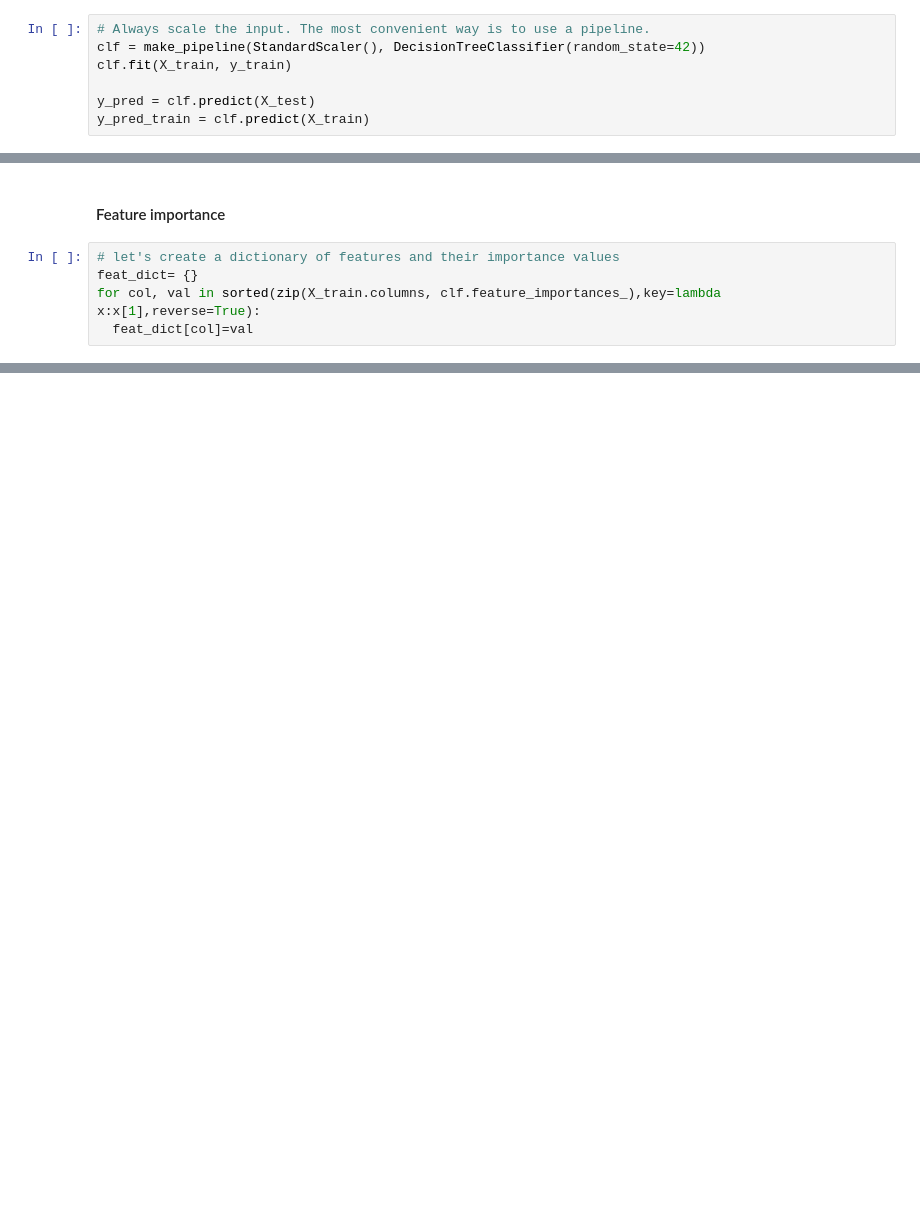
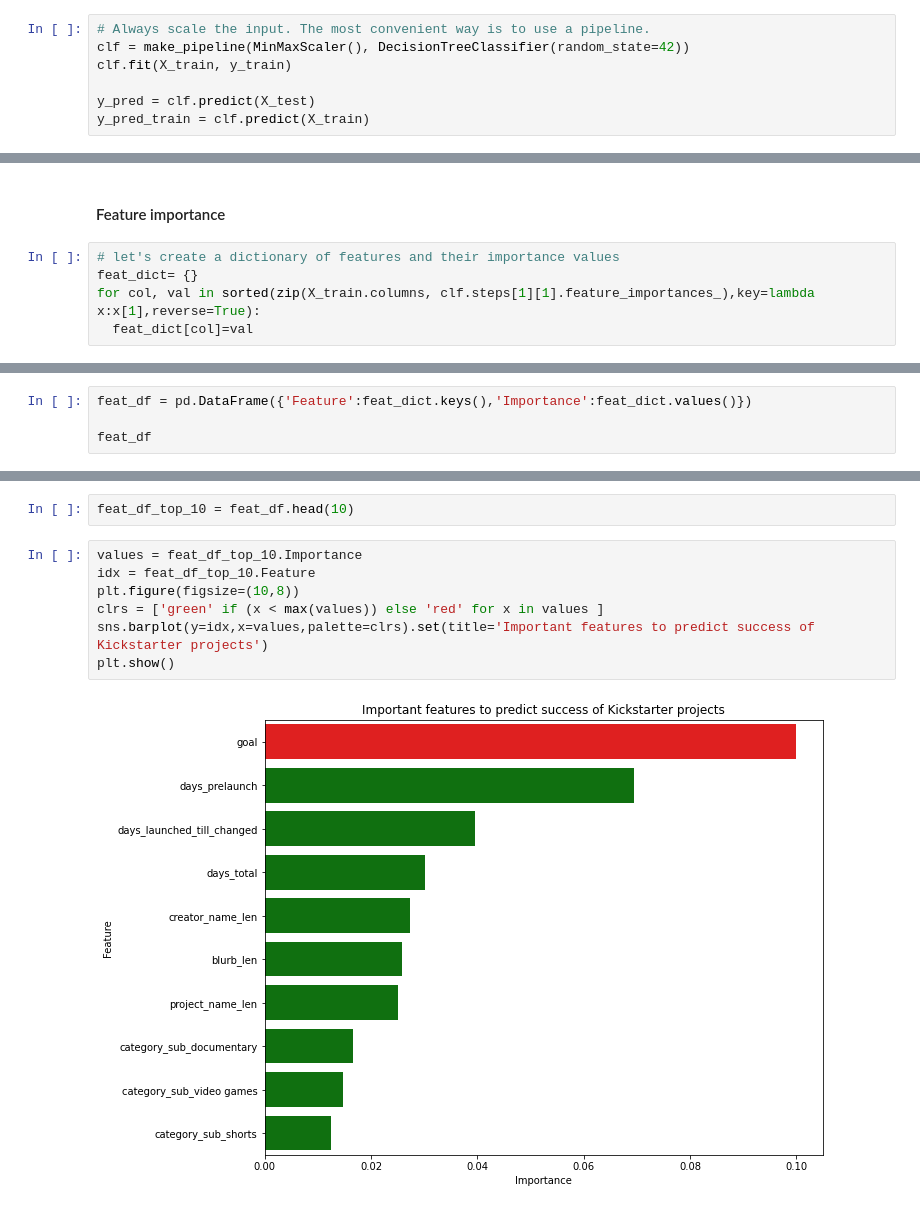
Before and after one commit to reneebrecht/ds-ml-project-kickstarter, a Jupyter notebook: advanced_modeling.ipynb, the cells around one changed output, grey strips where cells are left out. Cells and saved outputs as stored; diff of their text form; blank space fills up the shorter version.

```diff
--- a/advanced_modeling.ipynb
+++ b/advanced_modeling.ipynb
@@ -113,7 +128,7 @@ Since feature importance is crucial for consulting we want to use a white box mo
 from sklearn.tree import DecisionTreeClassifier
 # %%
 # Always scale the input. The most convenient way is to use a pipeline.
-clf = make_pipeline(StandardScaler(), DecisionTreeClassifier(random_state=42))
+clf = make_pipeline(MinMaxScaler(), DecisionTreeClassifier(random_state=42))
 clf.fit(X_train, y_train)
 
 y_pred = clf.predict(X_test)
@@ -174,5 +209,5 @@ plt.show()
 # %%
 # let's create a dictionary of features and their importance values
 feat_dict= {}
-for col, val in sorted(zip(X_train.columns, clf.feature_importances_),key=lambda x:x[1],reverse=True):
+for col, val in sorted(zip(X_train.columns, clf.steps[1][1].feature_importances_),key=lambda x:x[1],reverse=True):
   feat_dict[col]=val
@@ -180,0 +214,4 @@ AttributeError: 'Pipeline' object has no attribute 'feature_importances_'
+# %%
+feat_df = pd.DataFrame({'Feature':feat_dict.keys(),'Importance':feat_dict.values()})
+
+feat_df
@@ -180,0 +232,11 @@ AttributeError: 'Pipeline' object has no attribute 'feature_importances_'
+# %%
+feat_df_top_10 = feat_df.head(10)
+# %%
+values = feat_df_top_10.Importance
+idx = feat_df_top_10.Feature
+plt.figure(figsize=(10,8))
+clrs = ['green' if (x < max(values)) else 'red' for x in values ]
+sns.barplot(y=idx,x=values,palette=clrs).set(title='Important features to predict success of Kickstarter projects')
+plt.show()
+# %% [output]
+[figure, added]
```
Also changed, not shown: parts of 34 cells of this notebook.
